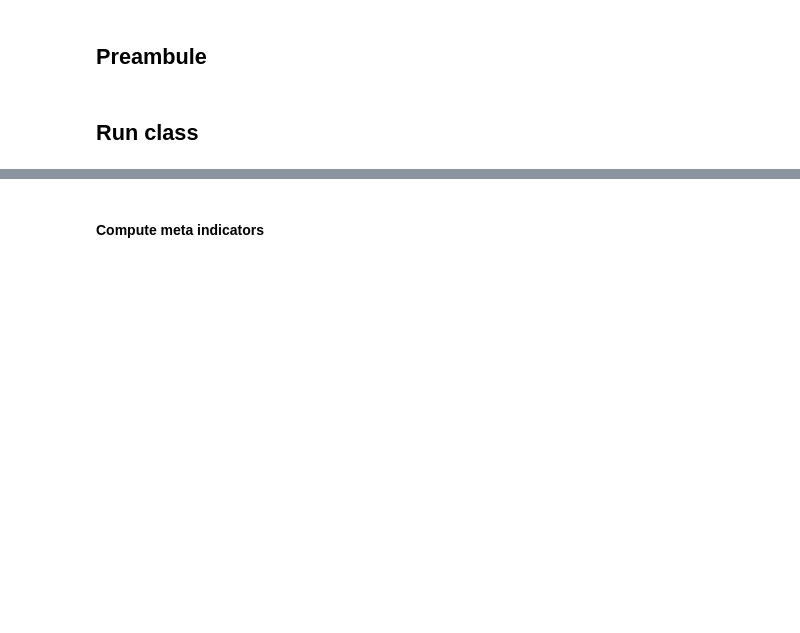
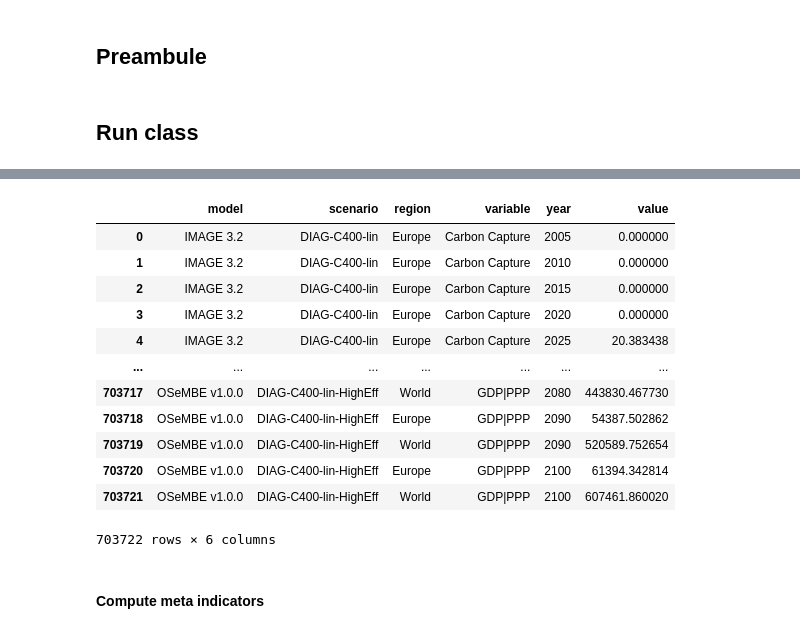
Before and after one commit to MarkMDekker/IAMfingerprints, a Jupyter notebook: Calculations/Main.ipynb, the cells around one changed output, grey strips where cells are left out. Cells and saved outputs as stored; diff of their text form; code cells hidden in the pictures; blank space fills up the shorter version.

```diff
--- a/Calculating/Main.ipynb
+++ b/Calculations/Main.ipynb
@@ -43,0 +91,16 @@ Data variables:
+# %%
+dummy_
+# %% [output]
+|  | model | scenario | region | variable | year | value |
+| 0 | IMAGE 3.2 | DIAG-C400-lin | Europe | Carbon Capture | 2005 | 0.000000 |
+| 1 | IMAGE 3.2 | DIAG-C400-lin | Europe | Carbon Capture | 2010 | 0.000000 |
+| 2 | IMAGE 3.2 | DIAG-C400-lin | Europe | Carbon Capture | 2015 | 0.000000 |
+| 3 | IMAGE 3.2 | DIAG-C400-lin | Europe | Carbon Capture | 2020 | 0.000000 |
+| 4 | IMAGE 3.2 | DIAG-C400-lin | Europe | Carbon Capture | 2025 | 20.383438 |
+| ... | ... | ... | ... | ... | ... | ... |
+| 703717 | OSeMBE v1.0.0 | DIAG-C400-lin-HighEff | World | GDP|PPP | 2080 | 443830.467730 |
+| 703718 | OSeMBE v1.0.0 | DIAG-C400-lin-HighEff | Europe | GDP|PPP | 2090 | 54387.502862 |
+| 703719 | OSeMBE v1.0.0 | DIAG-C400-lin-HighEff | World | GDP|PPP | 2090 | 520589.752654 |
+| 703720 | OSeMBE v1.0.0 | DIAG-C400-lin-HighEff | Europe | GDP|PPP | 2100 | 61394.342814 |
+| 703721 | OSeMBE v1.0.0 | DIAG-C400-lin-HighEff | World | GDP|PPP | 2100 | 607461.860020 |
+703722 rows × 6 columns
```
Also changed, not shown: parts of 12 cells of this notebook, 7 other files.
